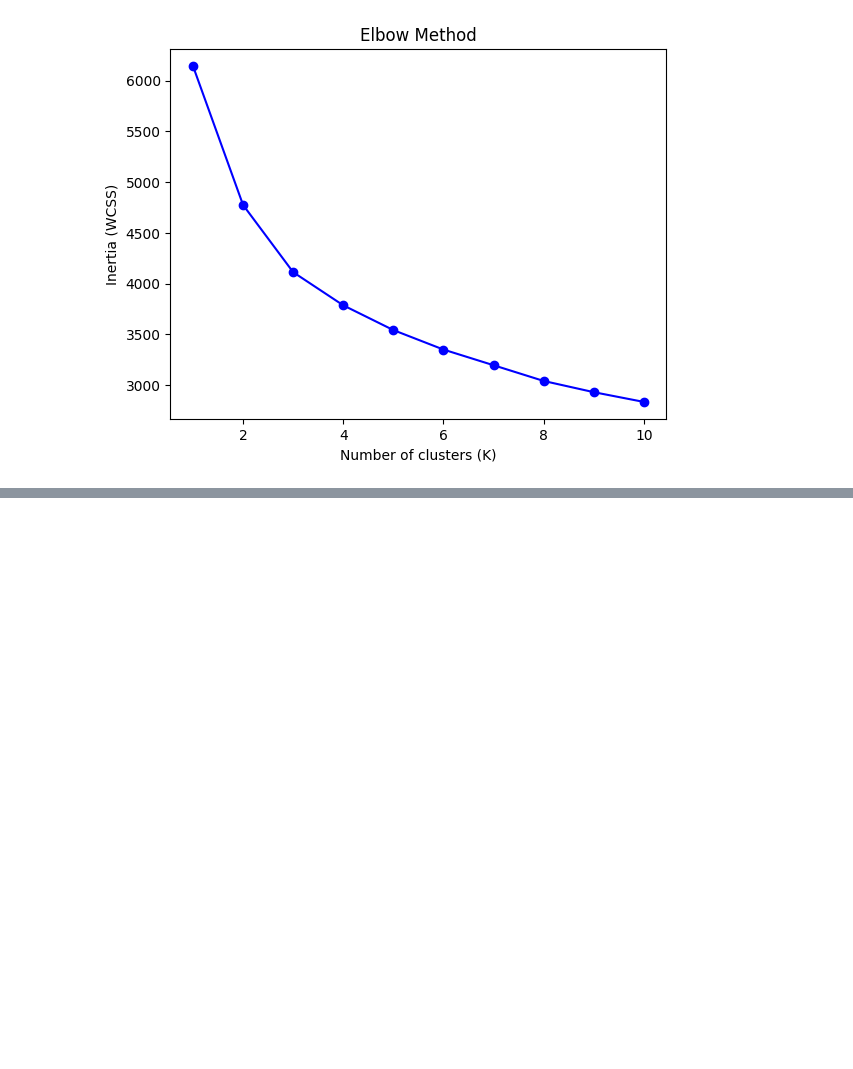
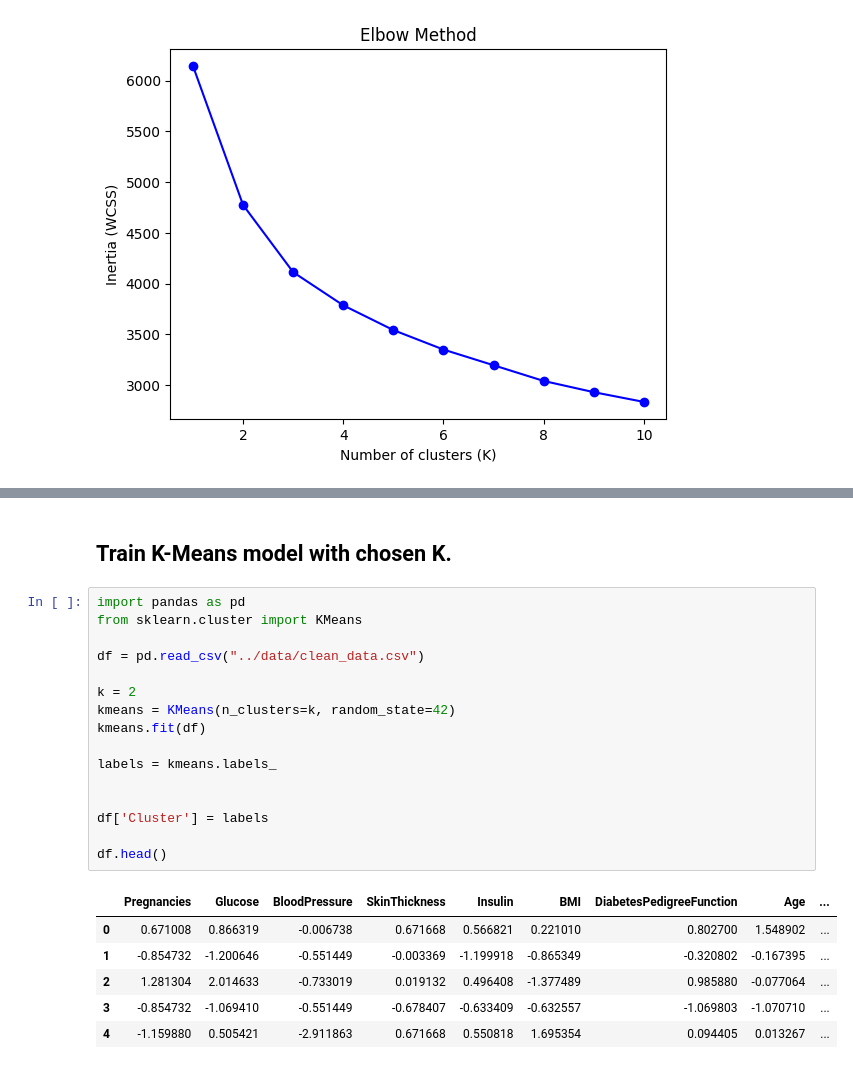
Before and after one commit to 9asdaoui/diabetes-risk-prediction, a Jupyter notebook: notebooks/03_Clustering.ipynb, the cells around one changed output, grey strips where cells are left out. Drawn from its saved outputs; the diff is of its cells as text; blank space fills up the shorter version.

```diff
--- a/notebooks/03_Clustering.ipynb
+++ b/notebooks/03_Clustering.ipynb
@@ -44,3 +44,28 @@ plt.title('Silhouette Method')
 plt.show()
 # %% [output]
 [figure]
+# %% [markdown]
+## Train K-Means model with chosen K.
+# %%
+import pandas as pd
+from sklearn.cluster import KMeans
+
+df = pd.read_csv("../data/clean_data.csv")
+
+k = 2
+kmeans = KMeans(n_clusters=k, random_state=42)
+kmeans.fit(df)
+
+labels = kmeans.labels_
+
+
+df['Cluster'] = labels
+
+df.head()
+# %% [output]
+|  | Pregnancies | Glucose | BloodPressure | SkinThickness | Insulin | BMI | DiabetesPedigreeFunction | Age | ... |
+| 0 | 0.671008 | 0.866319 | -0.006738 | 0.671668 | 0.566821 | 0.221010 | 0.802700 | 1.548902 | ... |
+| 1 | -0.854732 | -1.200646 | -0.551449 | -0.003369 | -1.199918 | -0.865349 | -0.320802 | -0.167395 | ... |
+| 2 | 1.281304 | 2.014633 | -0.733019 | 0.019132 | 0.496408 | -1.377489 | 0.985880 | -0.077064 | ... |
+| 3 | -0.854732 | -1.069410 | -0.551449 | -0.678407 | -0.633409 | -0.632557 | -1.069803 | -1.070710 | ... |
+| 4 | -1.159880 | 0.505421 | -2.911863 | 0.671668 | 0.550818 | 1.695354 | 0.094405 | 0.013267 | ... |
```
Also changed, not shown: parts of 3 cells of this notebook.
